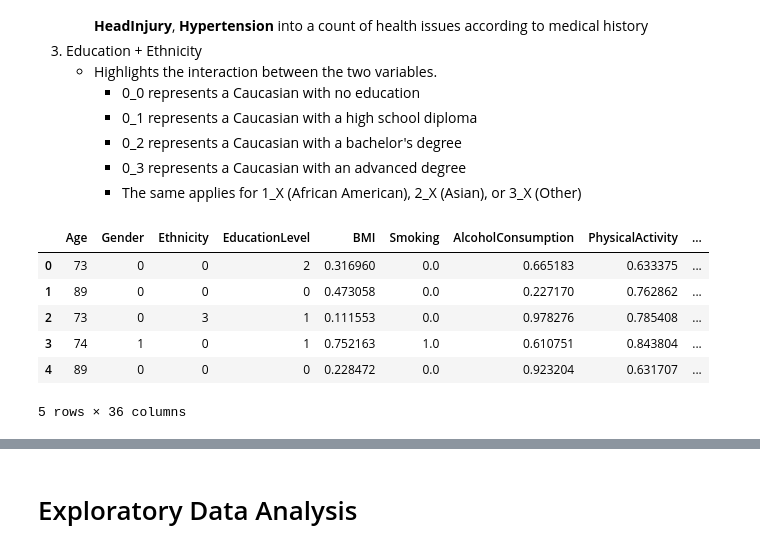
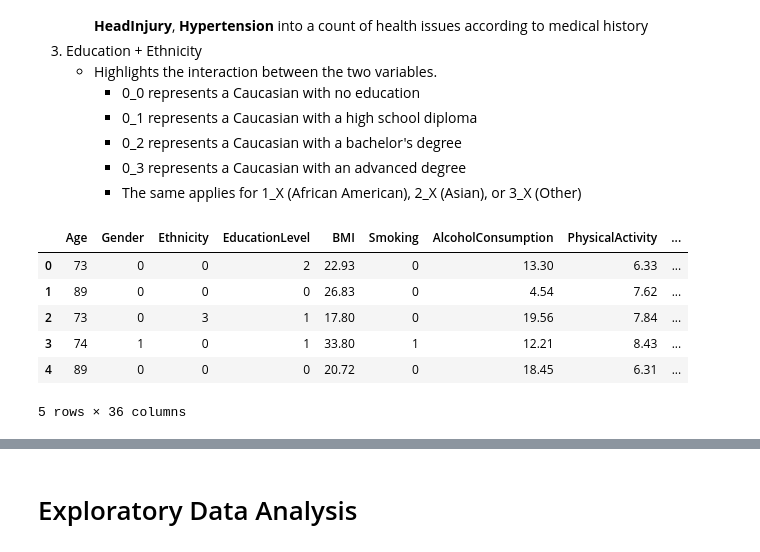
Before and after one commit to akcone2003/Alzheimers_Investigation, a Jupyter notebook: analysis.ipynb, the cells around one changed output, grey strips where cells are left out. Saved outputs shown, nothing was run; the diff lists cells and outputs as text; code cells hidden in the pictures.

```diff
--- a/analysis.ipynb
+++ b/analysis.ipynb
@@ -128,50 +159,50 @@ df.head()
 # %%
 # Define helper function to get weights of the columns
 def get_weights(df, columns):
     X = df[columns]
     y = df['target']
     model = RandomForestClassifier()
     model.fit(X, y)
     weights = model.feature_importances_
     return dict(zip(columns, weights))
 
 
 # Define column names and get weights
 health_columns = ['BMI', 'PhysicalActivity', 'DietQuality', 'SleepQuality', 'Smoking', 'AlcoholConsumption']
 health_weights = get_weights(df, health_columns)
 
 cardiometabolic_columns = ['SystolicBP', 'CholesterolTotal', 'CholesterolLDL', 'CholesterolHDL',
                            'CholesterolTriglycerides']
 cardiometabolic_weights = get_weights(df, cardiometabolic_columns)
 
-# Update DF
-scaler = MinMaxScaler()
-
-# Update health related columns
-for col in health_columns:
-    df[col] = scaler.fit_transform(df[[col]])
-
-# Update cardiometabolic related columns
-for col in cardiometabolic_columns:
-    df[col] = scaler.fit_transform(df[[col]])
+# # Update DF
+# scaler = MinMaxScaler()
+#
+# # Update health related columns
+# for col in health_columns:
+#     df[col] = scaler.fit_transform(df[[col]])
+#
+# # Update cardiometabolic related columns
+# for col in cardiometabolic_columns:
+#     df[col] = scaler.fit_transform(df[[col]])
 
 # Calculate HealthScore, CardiometabolicIndex and TotalHealthScore
 df['HealthScore'] = sum(df[col] * weight for col, weight in health_weights.items())
 df['CardiometabolicIndex'] = sum(df[col] * weight for col, weight in cardiometabolic_weights.items())
 df['TotalHealthScore'] = df['HealthScore'] + df['CardiometabolicIndex']
 
-# Normalize CardiometabolicIndex and TotalHealthScore
-for col in ['CardiometabolicIndex', 'TotalHealthScore']:
-    df[col] = scaler.fit_transform(df[[col]])
+# # Normalize CardiometabolicIndex and TotalHealthScore
+# for col in ['CardiometabolicIndex', 'TotalHealthScore']:
+#     df[col] = scaler.fit_transform(df[[col]])
 
 df.head()
 # %% [output]
 |  | Age | Gender | Ethnicity | EducationLevel | BMI | Smoking | AlcoholConsumption | PhysicalActivity | ... |
-| 0 | 73 | 0 | 0 | 2 | 0.316960 | 0.0 | 0.665183 | 0.633375 | ... |
-| 1 | 89 | 0 | 0 | 0 | 0.473058 | 0.0 | 0.227170 | 0.762862 | ... |
-| 2 | 73 | 0 | 3 | 1 | 0.111553 | 0.0 | 0.978276 | 0.785408 | ... |
-| 3 | 74 | 1 | 0 | 1 | 0.752163 | 1.0 | 0.610751 | 0.843804 | ... |
-| 4 | 89 | 0 | 0 | 0 | 0.228472 | 0.0 | 0.923204 | 0.631707 | ... |
+| 0 | 73 | 0 | 0 | 2 | 22.93 | 0 | 13.30 | 6.33 | ... |
+| 1 | 89 | 0 | 0 | 0 | 26.83 | 0 | 4.54 | 7.62 | ... |
+| 2 | 73 | 0 | 3 | 1 | 17.80 | 0 | 19.56 | 7.84 | ... |
+| 3 | 74 | 1 | 0 | 1 | 33.80 | 1 | 12.21 | 8.43 | ... |
+| 4 | 89 | 0 | 0 | 0 | 20.72 | 0 | 18.45 | 6.31 | ... |
 5 rows × 36 columns
 # %%
 print(health_weights, '\n', cardiometabolic_weights)
```
Also changed, not shown: parts of 30 cells of this notebook, 3 other files.
